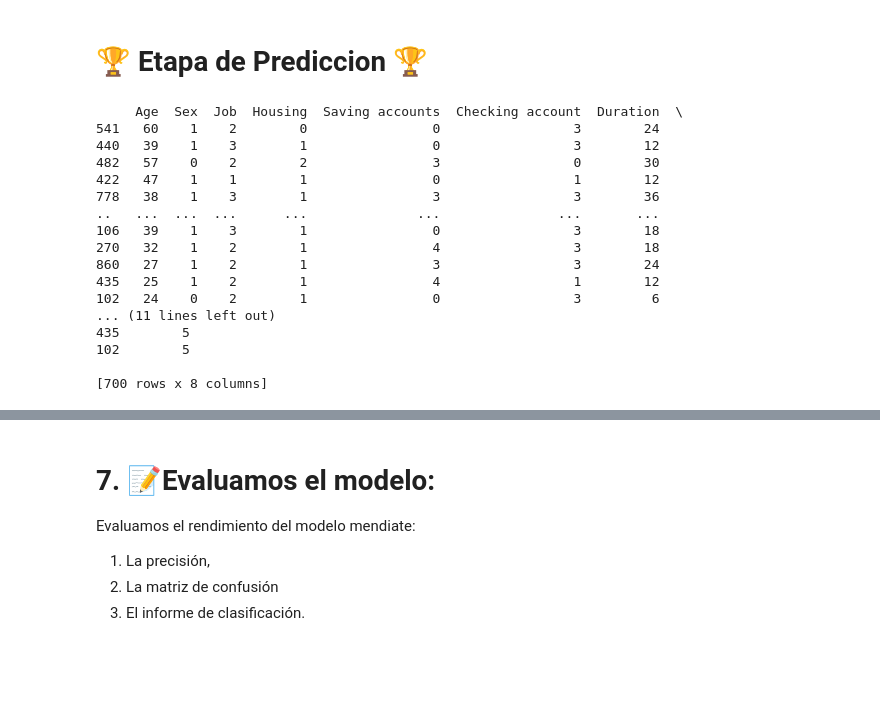
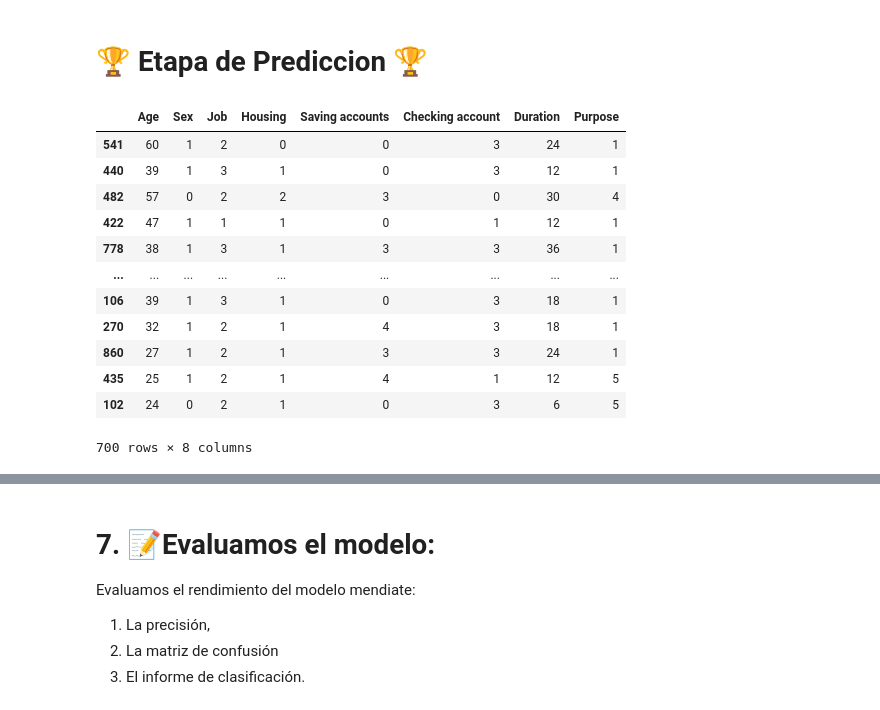
Before and after one commit to Chelqq/Credit-risk-classifier, a Jupyter notebook: credit_risk_pred.ipynb, the cells around one changed output, grey strips where cells are left out. Cells and saved outputs as stored; diff of their text form; code cells hidden in the pictures; blank space fills up the shorter version.

```diff
--- a/credit_risk_pred.ipynb
+++ b/credit_risk_pred.ipynb
@@ -261,25 +261,21 @@ RandomForestClassifier(n_estimators=10000, random_state=69420, verbose=1)
 # %% [markdown]
 # 🏆 Etapa de Prediccion 🏆
 # %%
-print(X_train)
+X_train
 # %% [output]
+|  | Age | Sex | Job | Housing | Saving accounts | Checking account | Duration | Purpose |
+| 541 | 60 | 1 | 2 | 0 | 0 | 3 | 24 | 1 |
+| 440 | 39 | 1 | 3 | 1 | 0 | 3 | 12 | 1 |
+| 482 | 57 | 0 | 2 | 2 | 3 | 0 | 30 | 4 |
+| 422 | 47 | 1 | 1 | 1 | 0 | 1 | 12 | 1 |
+| 778 | 38 | 1 | 3 | 1 | 3 | 3 | 36 | 1 |
+| ... | ... | ... | ... | ... | ... | ... | ... | ... |
+| 106 | 39 | 1 | 3 | 1 | 0 | 3 | 18 | 1 |
+| 270 | 32 | 1 | 2 | 1 | 4 | 3 | 18 | 1 |
+| 860 | 27 | 1 | 2 | 1 | 3 | 3 | 24 | 1 |
+| 435 | 25 | 1 | 2 | 1 | 4 | 1 | 12 | 5 |
+| 102 | 24 | 0 | 2 | 1 | 0 | 3 | 6 | 5 |
-     Age  Sex  Job  Housing  Saving accounts  Checking account  Duration  \
-541   60    1    2        0                0                 3        24
-440   39    1    3        1                0                 3        12
-482   57    0    2        2                3                 0        30
-422   47    1    1        1                0                 1        12
-778   38    1    3        1                3                 3        36
-..   ...  ...  ...      ...              ...               ...       ...
-106   39    1    3        1                0                 3        18
-270   32    1    2        1                4                 3        18
-860   27    1    2        1                3                 3        24
-435   25    1    2        1                4                 1        12
-102   24    0    2        1                0                 3         6
-... (11 lines left out)
-435        5
-102        5
-
-[700 rows x 8 columns]
+700 rows × 8 columns
 # %%
 # Predicciones en el set de testeo
 y_pred = model.predict(X_test)
```
Also changed, not shown: parts of 2 cells of this notebook.
